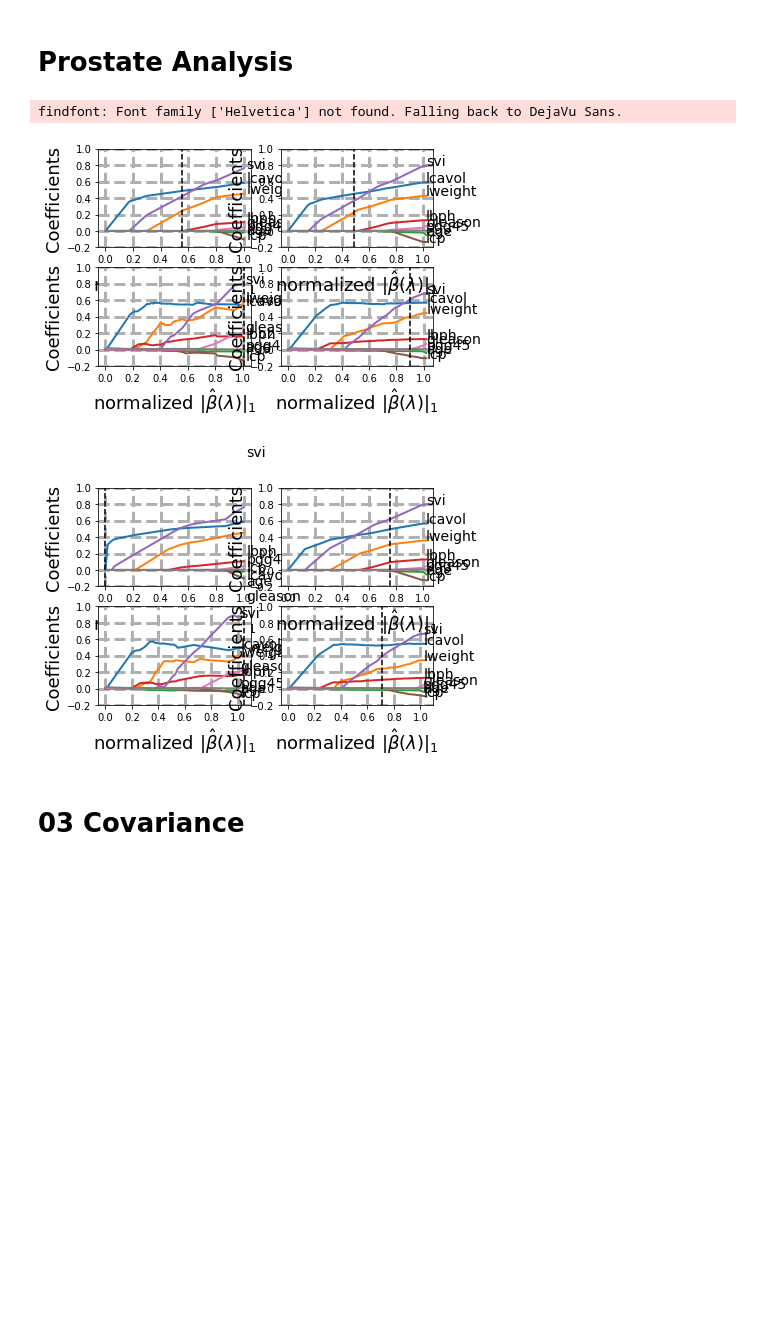
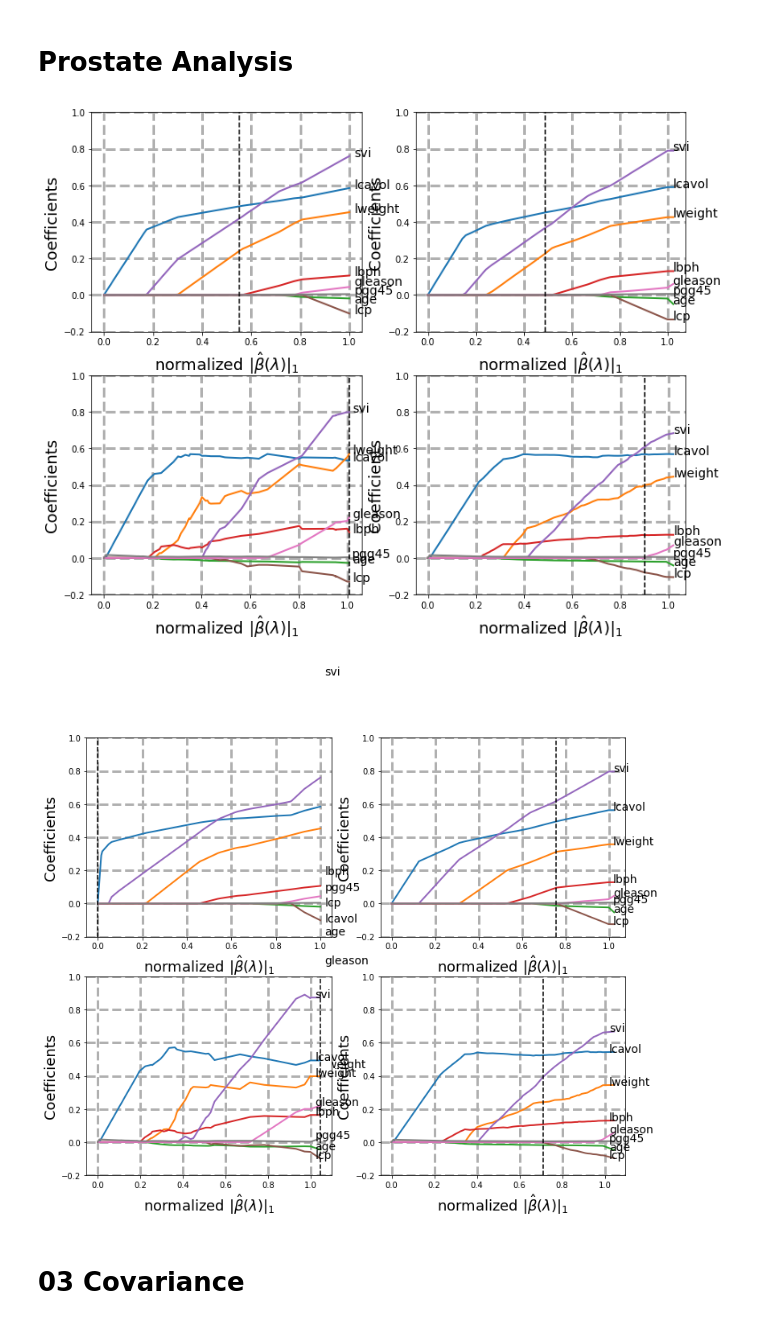
Before and after one commit to Mufabo/robustsp, a Jupyter notebook: examples.ipynb, the cells around one changed output. Cells and saved outputs as stored; diff of their text form; code cells hidden in the pictures; blank space fills up the shorter version.

```diff
--- a/examples.ipynb
+++ b/examples.ipynb
@@ -272,6 +272,8 @@ import scipy.io
 import pkg_resources
 import warnings
 warnings.filterwarnings("ignore")
+
+matplotlib.rcParams['figure.figsize'] = [12, 10]
 
 path = pkg_resources.resource_filename('robustsp', 'data/prostate.mat')
 names = scipy.io.loadmat(path,struct_as_record=False)['names'][0]
@@ -411,36 +413,35 @@ brlad2 = Brlad2[:,rladind2]
 bmaxrlad2 = np.max(np.sum(np.abs(Brlad2),axis=0))
 
 # Plot Rank-LASSO
 plt.subplot(224)
 locs = Brlad2[:,-1]
 locs[6] = locs[6] + 0.04 # gleason up
 locs[2] = locs[2] - 0.025 # age down
 locs[5] -= 0.015
 loc_x = np.sum(np.abs(brlad2)) / bmaxrlad2
 xx = np.sum(np.abs(Brlad2),axis=0)/bmaxrlad2
 rsp.prostate_plot_setup(xx,Brlad2,locs,loc_x,names)
 fig2.show()
 
 ############   M-LASSO   ############
 
 Bhub2, _,statshub2 = rsp.hublassopath(yout,X)
 hubind2 = np.nanargmin(statshub2['gBIC'])
 bhub2 = Bhub2[:,hubind2]
 bmaxhub2 = np.max(np.sum(np.abs(Bhub2),axis=0))
 
 # Plot Rank-LASSO
 plt.subplot(222)
 locs = Bhub2[:,-1] # stellenweise andars als matlab
 locs[6] = locs[6] + 0.02 # gleason up
 locs[2] = locs[2] - 0.03 # age down
 loc_x = np.sum(np.abs(bhub2)) / bmaxhub2
 xx = np.sum(np.abs(Bhub2),axis=0)/bmaxhub2
 rsp.prostate_plot_setup(xx,Bhub2,locs,loc_x,names)
 fig2.show()
 # %% [output]
-findfont: Font family ['Helvetica'] not found. Falling back to DejaVu Sans.
-[figure, old version]
+[figure, new version]
-[figure, old version]
+[figure, new version]
 # %% [markdown]
 # 03 Covariance
 # %% [markdown]
```
Also changed, not shown: parts of 7 cells of this notebook.
